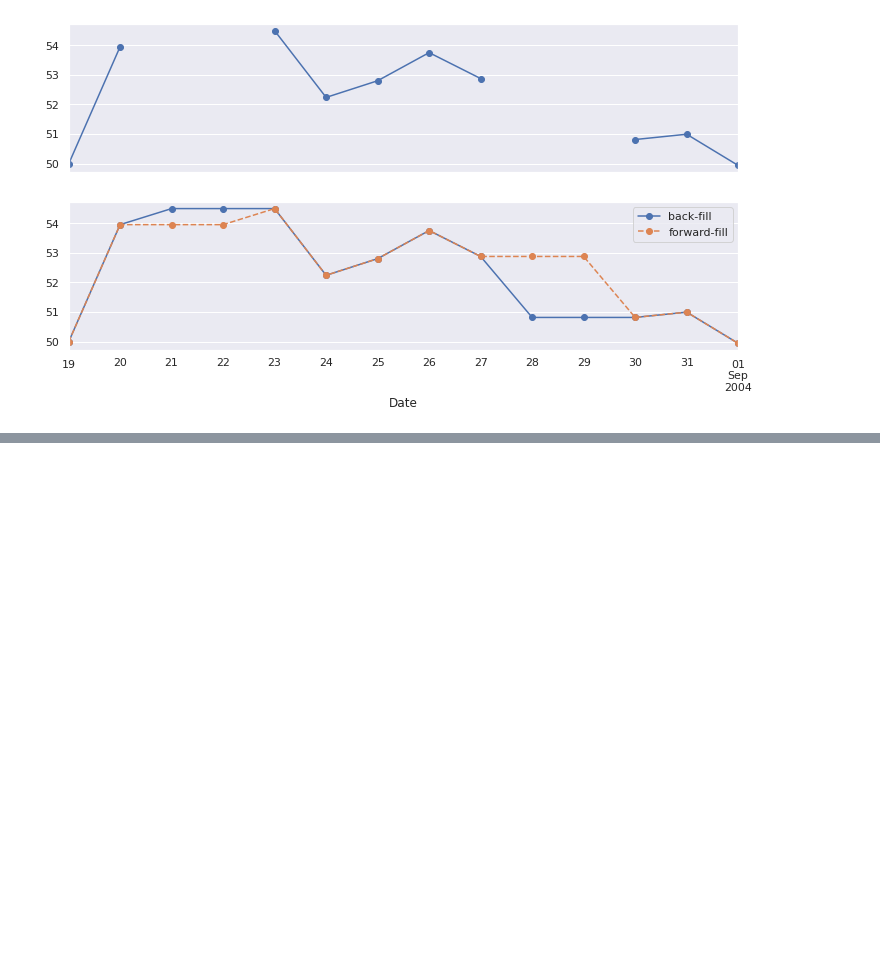
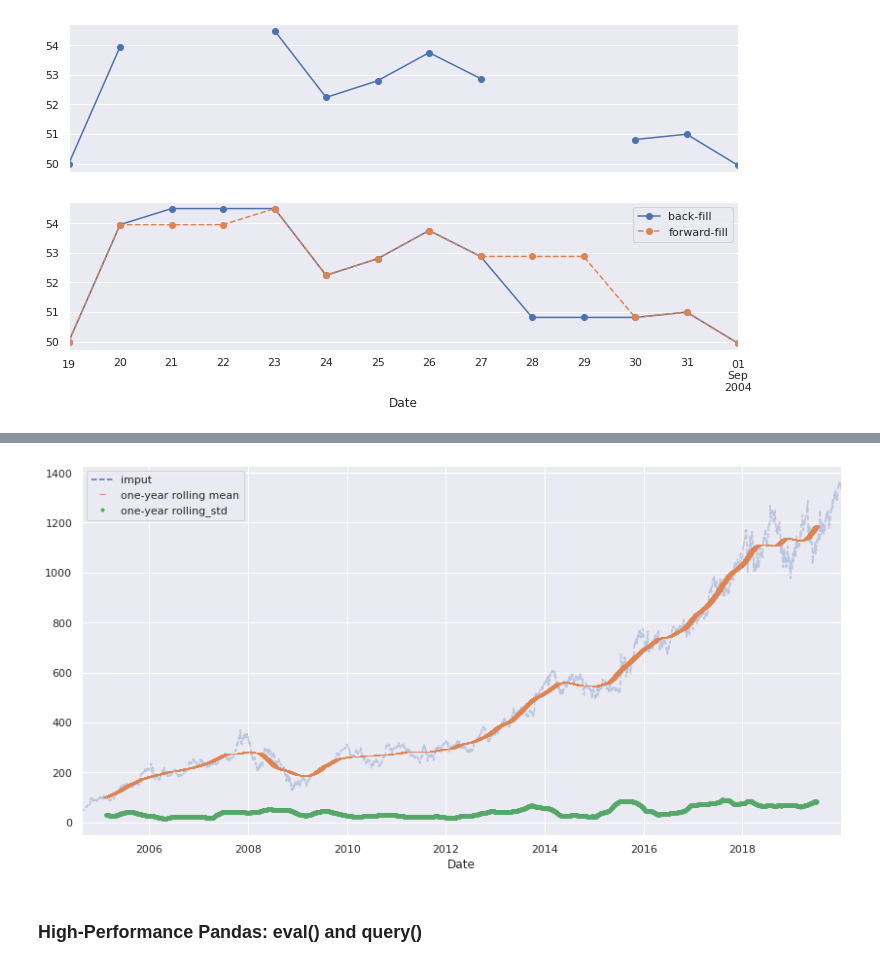
Before and after one commit to KazumaShachou/DataScience, a Jupyter notebook: Pandas_DataManipulation_4.ipynb, the cells around one changed output, grey strips where cells are left out. Cells and saved outputs as stored; diff of their text form; code cells hidden in the pictures; blank space fills up the shorter version.

```diff
--- a/Pandas_DataManipulation_4.ipynb
+++ b/Pandas_DataManipulation_4.ipynb
@@ -412,0 +423,14 @@ plt.figure(figsize = (10,10));
+# %%
+#Rolling windows
+# one-year centered rolling mean and standard deviation of the Yahoo stock prices
+
+rolling = yah.rolling(365, center=True)
+
+data = pd.DataFrame({'imput': yah, 'one-year rolling mean': rolling.mean(),'one-year rolling_std': rolling.std()})
+
+ax = data.plot(style = ['--', '_', '.'], figsize=(14,7))
+ax.lines[0].set_alpha(0.3);
+# %% [output]
+[figure, added]
+# %% [markdown]
+### High-Performance Pandas: eval() and query()
```
Also changed, not shown: parts of 4 cells of this notebook.
